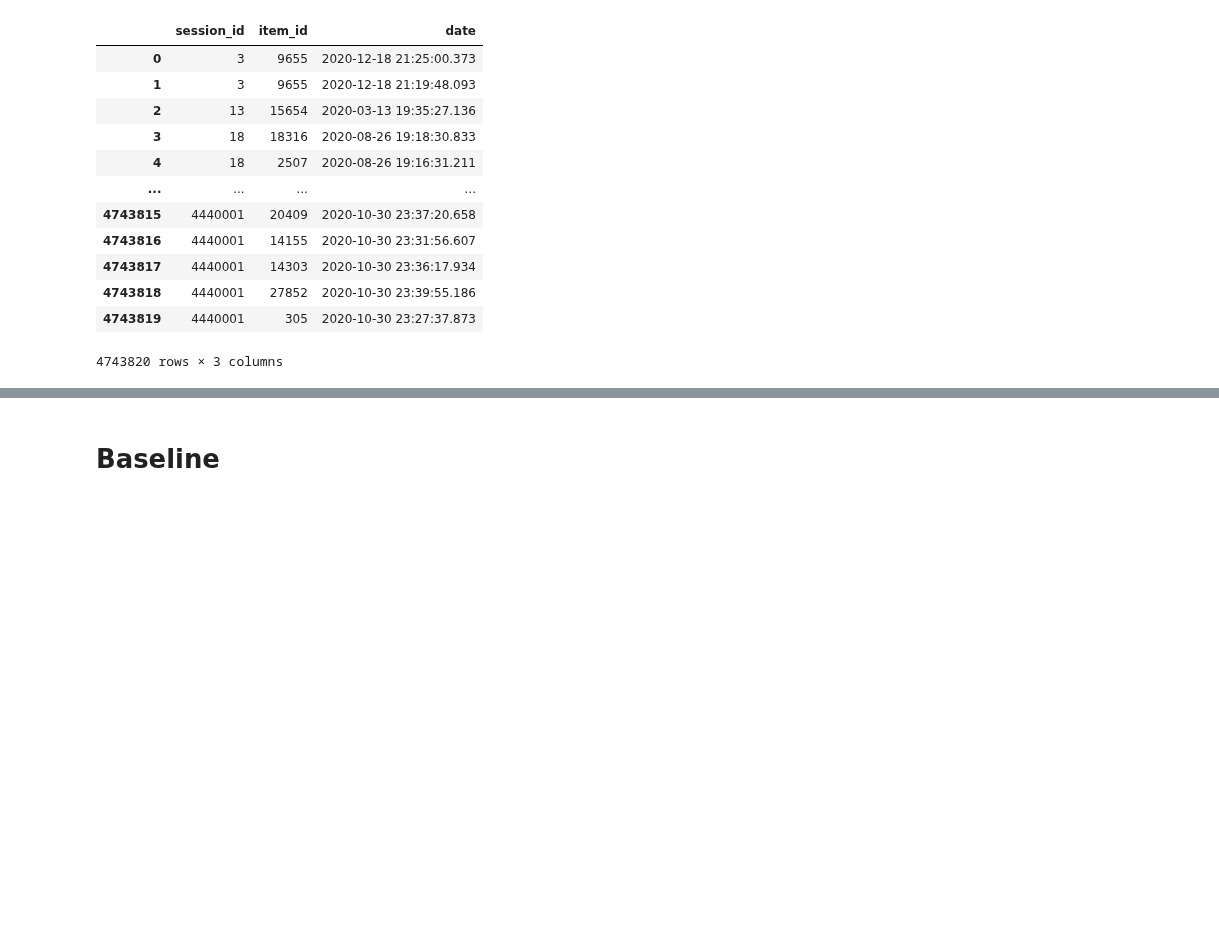
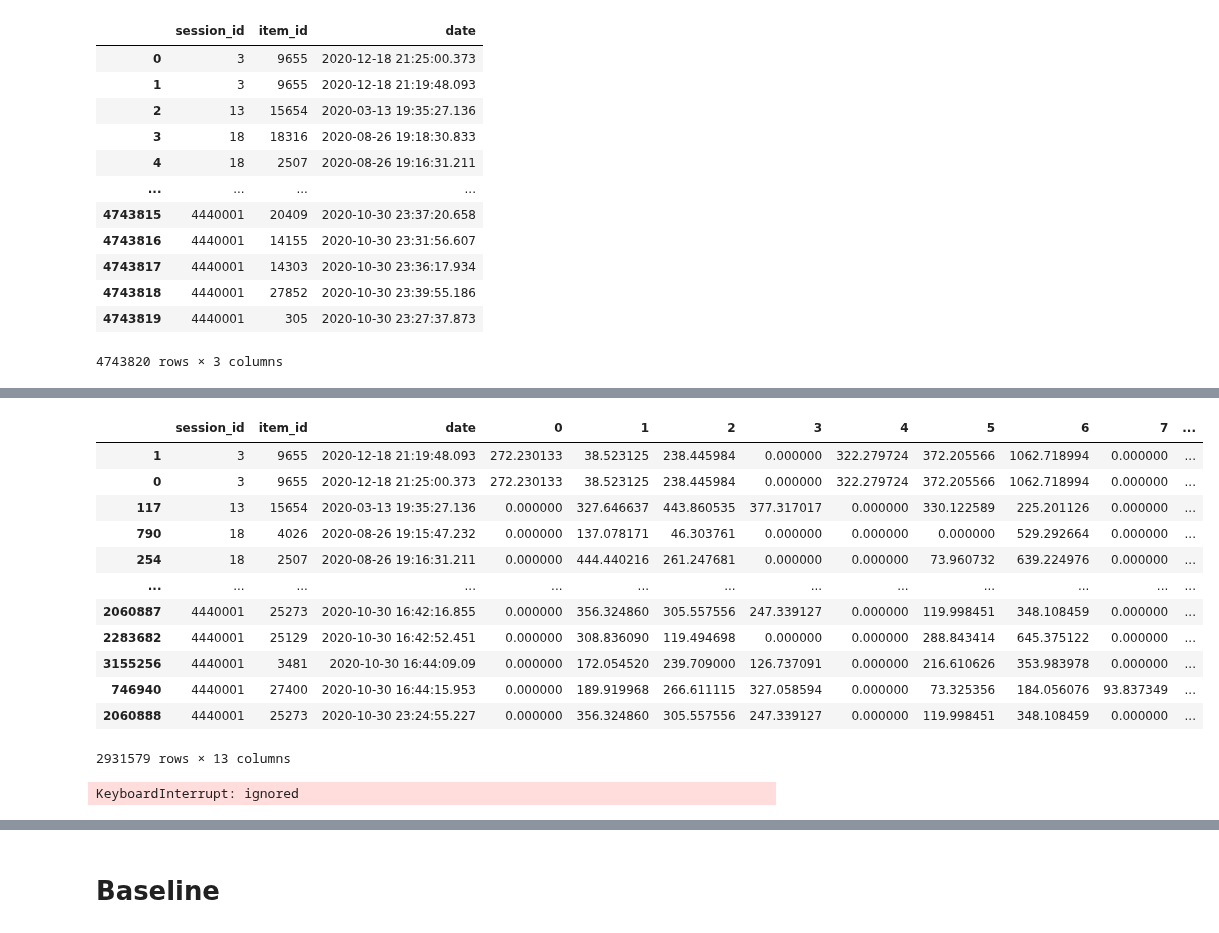
Before and after one commit to Ananassio/Data-Science_lab, a Jupyter notebook: Project/Data.ipynb, the cells around one changed output, grey strips where cells are left out. Saved outputs shown, nothing was run; the diff lists cells and outputs as text; code cells hidden in the pictures; blank space fills up the shorter version.

```diff
--- a/Project/Data.ipynb
+++ b/Project/Data.ipynb
@@ -945,4 +945,24 @@ X
 4743820 rows × 13 columns
+# %%
+X.groupby('session_id').head(5)
+# %% [output]
+|  | session_id | item_id | date | 0 | 1 | 2 | 3 | 4 | 5 | 6 | 7 | ... |
+| 1 | 3 | 9655 | 2020-12-18 21:19:48.093 | 272.230133 | 38.523125 | 238.445984 | 0.000000 | 322.279724 | 372.205566 | 1062.718994 | 0.000000 | ... |
+| 0 | 3 | 9655 | 2020-12-18 21:25:00.373 | 272.230133 | 38.523125 | 238.445984 | 0.000000 | 322.279724 | 372.205566 | 1062.718994 | 0.000000 | ... |
+| 117 | 13 | 15654 | 2020-03-13 19:35:27.136 | 0.000000 | 327.646637 | 443.860535 | 377.317017 | 0.000000 | 330.122589 | 225.201126 | 0.000000 | ... |
+| 790 | 18 | 4026 | 2020-08-26 19:15:47.232 | 0.000000 | 137.078171 | 46.303761 | 0.000000 | 0.000000 | 0.000000 | 529.292664 | 0.000000 | ... |
+| 254 | 18 | 2507 | 2020-08-26 19:16:31.211 | 0.000000 | 444.440216 | 261.247681 | 0.000000 | 0.000000 | 73.960732 | 639.224976 | 0.000000 | ... |
+| ... | ... | ... | ... | ... | ... | ... | ... | ... | ... | ... | ... | ... |
+| 2060887 | 4440001 | 25273 | 2020-10-30 16:42:16.855 | 0.000000 | 356.324860 | 305.557556 | 247.339127 | 0.000000 | 119.998451 | 348.108459 | 0.000000 | ... |
+| 2283682 | 4440001 | 25129 | 2020-10-30 16:42:52.451 | 0.000000 | 308.836090 | 119.494698 | 0.000000 | 0.000000 | 288.843414 | 645.375122 | 0.000000 | ... |
+| 3155256 | 4440001 | 3481 | 2020-10-30 16:44:09.09 | 0.000000 | 172.054520 | 239.709000 | 126.737091 | 0.000000 | 216.610626 | 353.983978 | 0.000000 | ... |
+| 746940 | 4440001 | 27400 | 2020-10-30 16:44:15.953 | 0.000000 | 189.919968 | 266.611115 | 327.058594 | 0.000000 | 73.325356 | 184.056076 | 93.837349 | ... |
+| 2060888 | 4440001 | 25273 | 2020-10-30 23:24:55.227 | 0.000000 | 356.324860 | 305.557556 | 247.339127 | 0.000000 | 119.998451 | 348.108459 | 0.000000 | ... |
+2931579 rows × 13 columns
+# %%
+X = X.set_index(['session_id', X.groupby('session_id').cumcount()]).unstack()
+# %% [output]
+KeyboardInterrupt: ignored
 # %%
 data = X.set_index('session_id')
 #data = data.stack()
```
Also changed, not shown: parts of 13 cells of this notebook.
